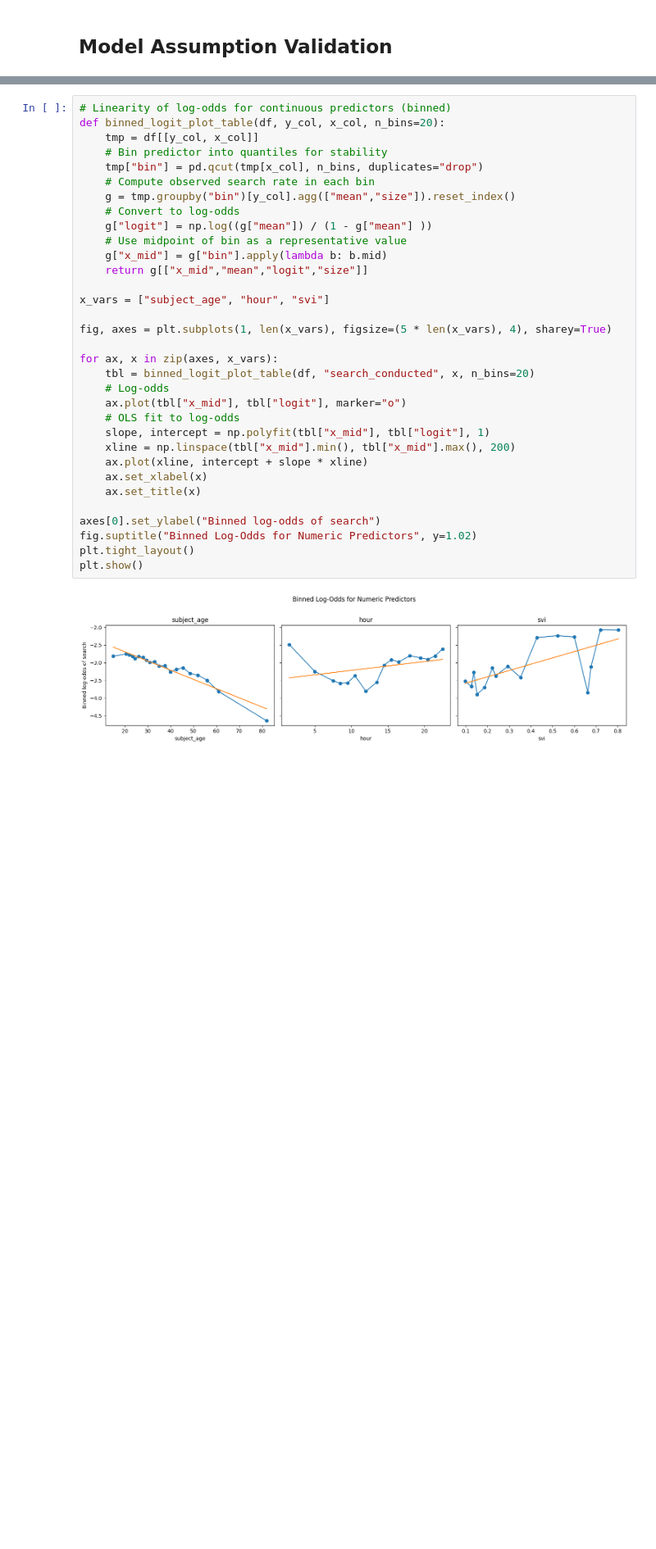
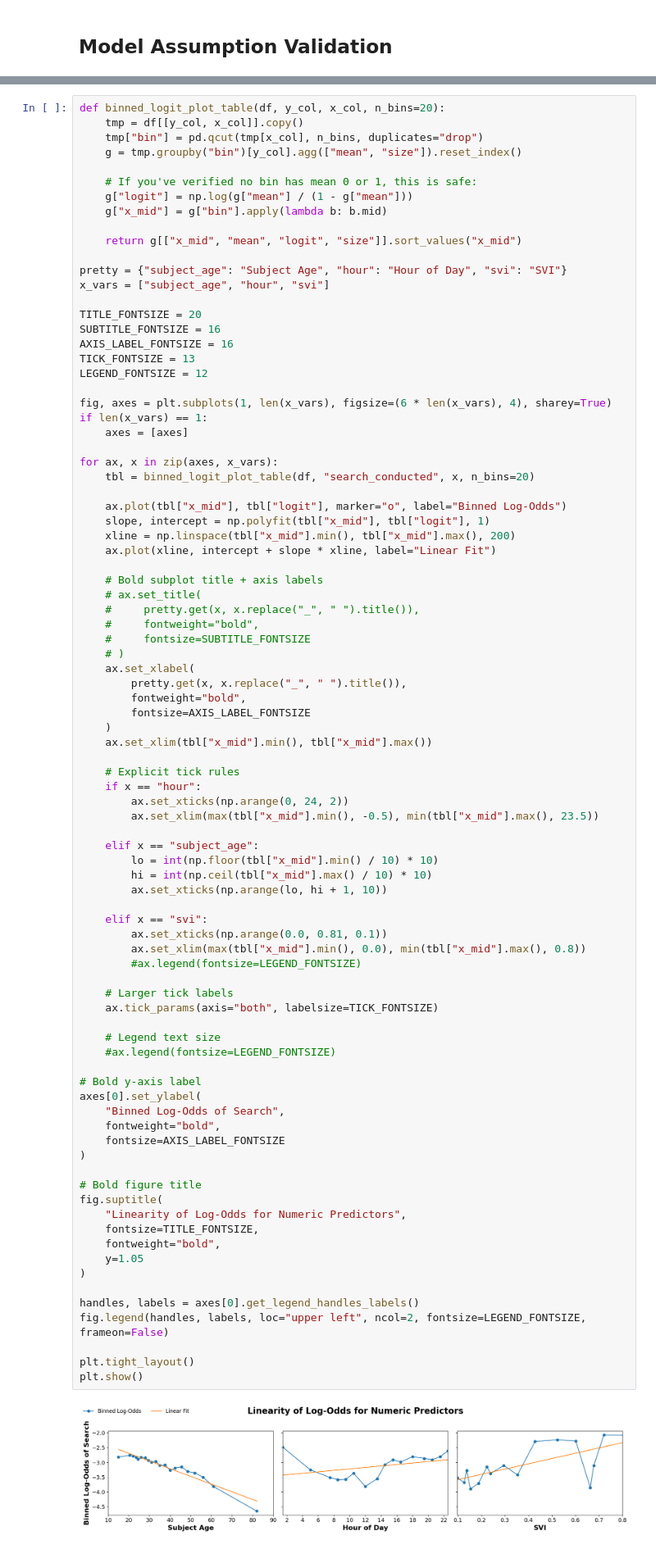
Before and after one commit to utexas-SDS-357/sds357-project-sp26-deployment, a Jupyter notebook: asmit_midterm_eda.ipynb, the cells around one changed output, grey strips where cells are left out. Shown at 82% size. Drawn from its saved outputs; the diff is of its cells as text; blank space fills up the shorter version.

```diff
--- a/asmit_midterm_eda.ipynb
+++ b/asmit_midterm_eda.ipynb
@@ -723,40 +698,94 @@ We need to address a couple of model assumptions to fit a binary logistic regres
 
 We have already addressed most of these concerns. We check condition 3 below. From these results, it appears that the subject age appears to roughly meet the requirements. However, the other two categories do not.
 # %%
-# Linearity of log-odds for continuous predictors (binned)
 def binned_logit_plot_table(df, y_col, x_col, n_bins=20):
-    tmp = df[[y_col, x_col]]
-    # Bin predictor into quantiles for stability
+    tmp = df[[y_col, x_col]].copy()
     tmp["bin"] = pd.qcut(tmp[x_col], n_bins, duplicates="drop")
-    # Compute observed search rate in each bin
-    g = tmp.groupby("bin")[y_col].agg(["mean","size"]).reset_index()
-    # Convert to log-odds
-    g["logit"] = np.log((g["mean"]) / (1 - g["mean"] ))
-    # Use midpoint of bin as a representative value
+    g = tmp.groupby("bin")[y_col].agg(["mean", "size"]).reset_index()
+
+    # If you've verified no bin has mean 0 or 1, this is safe:
+    g["logit"] = np.log(g["mean"] / (1 - g["mean"]))
     g["x_mid"] = g["bin"].apply(lambda b: b.mid)
-    return g[["x_mid","mean","logit","size"]]
 
+    return g[["x_mid", "mean", "logit", "size"]].sort_values("x_mid")
+
+pretty = {"subject_age": "Subject Age", "hour": "Hour of Day", "svi": "SVI"}
 x_vars = ["subject_age", "hour", "svi"]
 
-fig, axes = plt.subplots(1, len(x_vars), figsize=(5 * len(x_vars), 4), sharey=True)
+TITLE_FONTSIZE = 20
+SUBTITLE_FONTSIZE = 16
+AXIS_LABEL_FONTSIZE = 16
+TICK_FONTSIZE = 13
+LEGEND_FONTSIZE = 12
+
+fig, axes = plt.subplots(1, len(x_vars), figsize=(6 * len(x_vars), 4), sharey=True)
+if len(x_vars) == 1:
+    axes = [axes]
 
 for ax, x in zip(axes, x_vars):
     tbl = binned_logit_plot_table(df, "search_conducted", x, n_bins=20)
-    # Log-odds
-    ax.plot(tbl["x_mid"], tbl["logit"], marker="o")
-    # OLS fit to log-odds
+
+    ax.plot(tbl["x_mid"], tbl["logit"], marker="o", label="Binned Log-Odds")
     slope, intercept = np.polyfit(tbl["x_mid"], tbl["logit"], 1)
     xline = np.linspace(tbl["x_mid"].min(), tbl["x_mid"].max(), 200)
-    ax.plot(xline, intercept + slope * xline)
-    ax.set_xlabel(x)
-    ax.set_title(x)
+    ax.plot(xline, intercept + slope * xline, label="Linear Fit")
 
-axes[0].set_ylabel("Binned log-odds of search")
-fig.suptitle("Binned Log-Odds for Numeric Predictors", y=1.02)
+    # Bold subplot title + axis labels
+    # ax.set_title(
+    #     pretty.get(x, x.replace("_", " ").title()),
+    #     fontweight="bold",
+    #     fontsize=SUBTITLE_FONTSIZE
+    # )
+    ax.set_xlabel(
+        pretty.get(x, x.replace("_", " ").title()),
+        fontweight="bold",
+        fontsize=AXIS_LABEL_FONTSIZE
+    )
+    ax.set_xlim(tbl["x_mid"].min(), tbl["x_mid"].max())
+
+    # Explicit tick rules
+    if x == "hour":
+        ax.set_xticks(np.arange(0, 24, 2))
+        ax.set_xlim(max(tbl["x_mid"].min(), -0.5), min(tbl["x_mid"].max(), 23.5))
+
+    elif x == "subject_age":
+        lo = int(np.floor(tbl["x_mid"].min() / 10) * 10)
+        hi = int(np.ceil(tbl["x_mid"].max() / 10) * 10)
+        ax.set_xticks(np.arange(lo, hi + 1, 10))
+
+    elif x == "svi":
+        ax.set_xticks(np.arange(0.0, 0.81, 0.1))
+        ax.set_xlim(max(tbl["x_mid"].min(), 0.0), min(tbl["x_mid"].max(), 0.8))
+        #ax.legend(fontsize=LEGEND_FONTSIZE)
+
+    # Larger tick labels
+    ax.tick_params(axis="both", labelsize=TICK_FONTSIZE)
+
+    # Legend text size
+    #ax.legend(fontsize=LEGEND_FONTSIZE)
+
+# Bold y-axis label
+axes[0].set_ylabel(
+    "Binned Log-Odds of Search",
+    fontweight="bold",
+    fontsize=AXIS_LABEL_FONTSIZE
+)
+
+# Bold figure title
+fig.suptitle(
+    "Linearity of Log-Odds for Numeric Predictors",
+    fontsize=TITLE_FONTSIZE,
+    fontweight="bold",
+    y=1.05
+)
+
+handles, labels = axes[0].get_legend_handles_labels()
+fig.legend(handles, labels, loc="upper left", ncol=2, fontsize=LEGEND_FONTSIZE, frameon=False)
+
 plt.tight_layout()
 plt.show()
 # %% [output]
-[figure, old version]
+[figure, new version]
 # %% [markdown]
 We can address the nonlinearity in the `hour` and `svi` variables in various ways. It may be the case that hourly data is too granular to make interpretations. As a result, we propose binning the hour into various interpretable categories, and treating it as a categorical variable for the logistic regression models. We define the following bins
 * 12 AM - 6 AM: Late night and early morning hours. This is when most bars close and drunk drivers are on the road. This is also when people are typically most tired.
```
Also changed, not shown: parts of 14 cells of this notebook, 3 other files.
